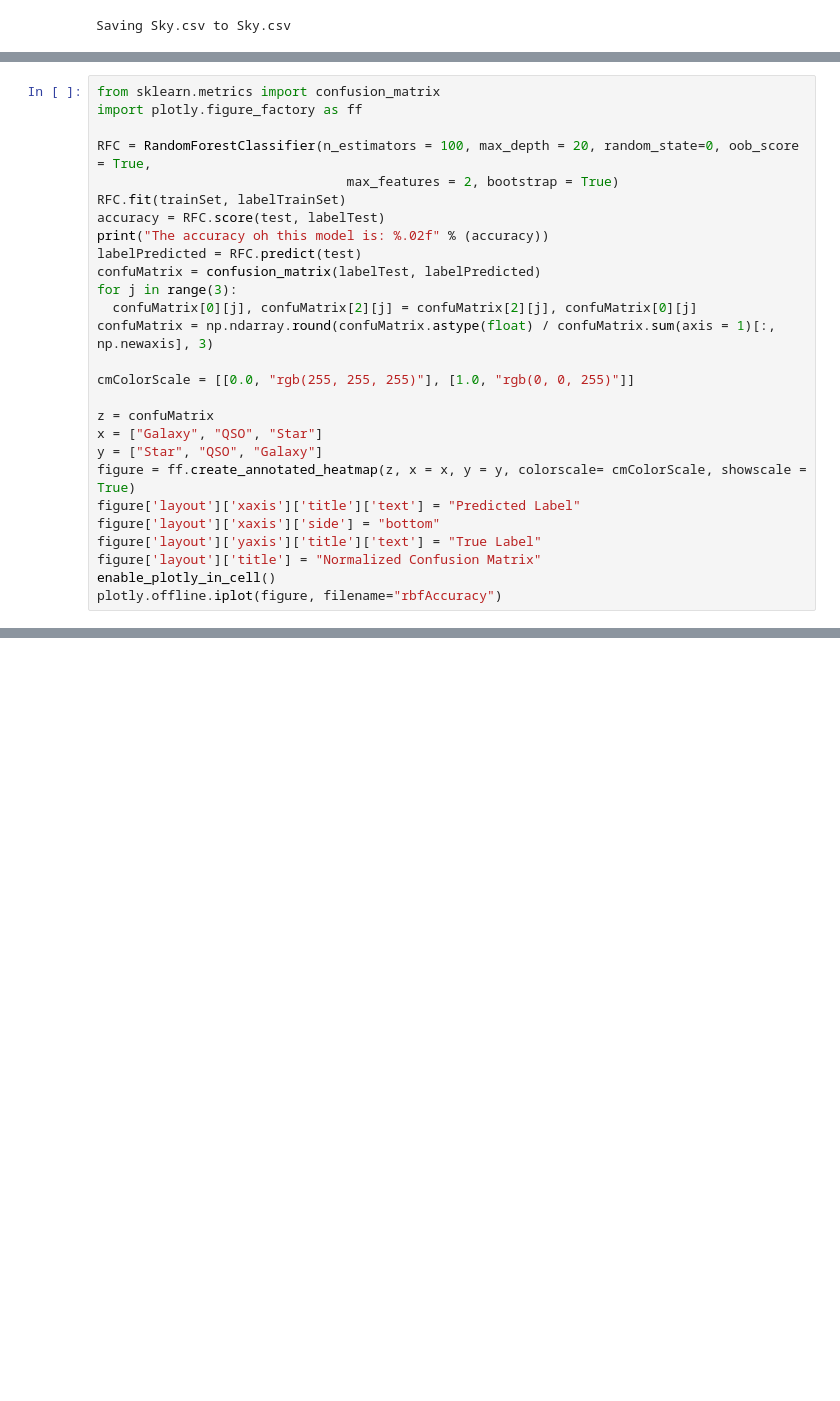
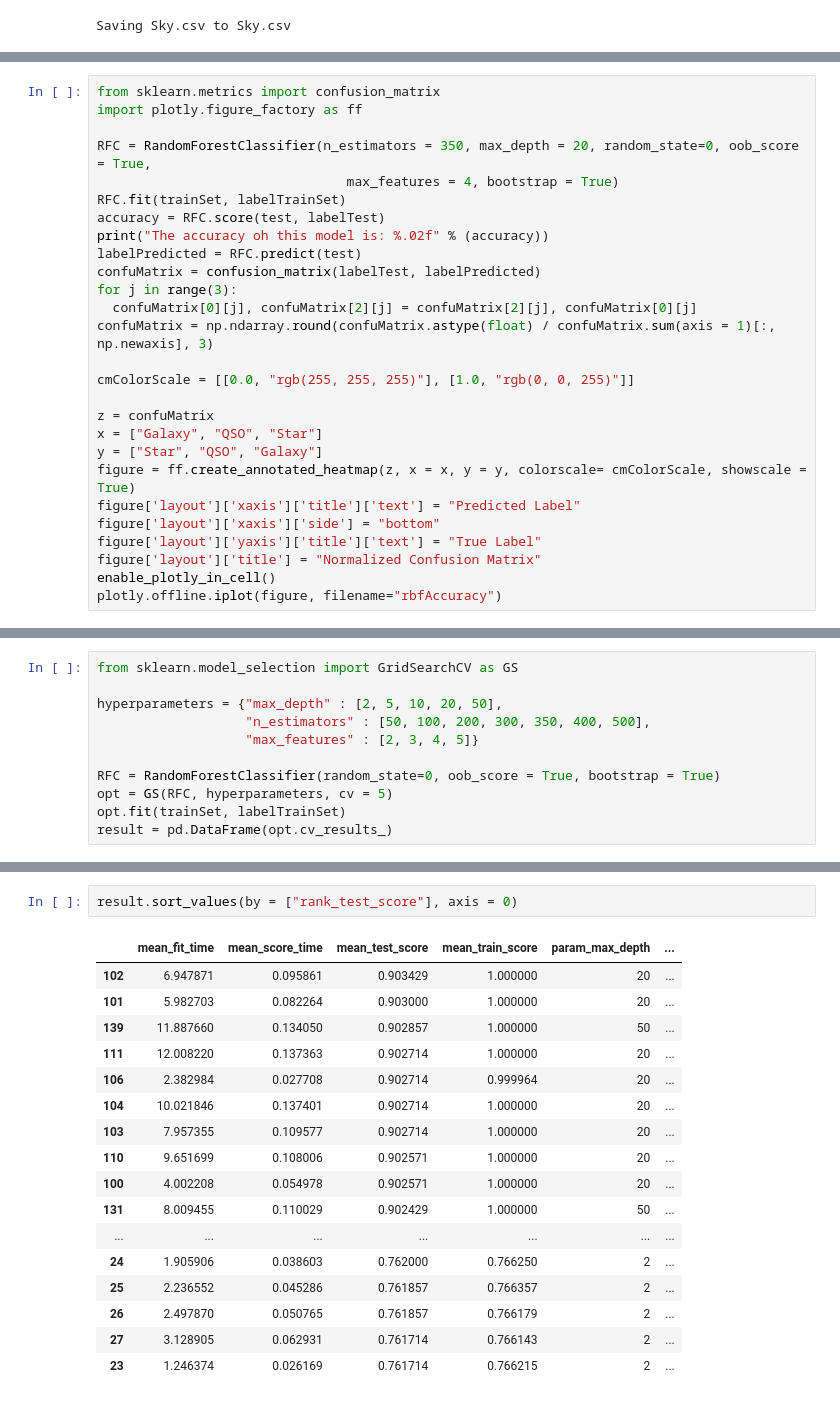
Before and after one commit to MattiaPOLI/DR14, a Jupyter notebook: RandomForest.ipynb, the cells around one changed output, grey strips where cells are left out. Saved outputs shown, nothing was run; the diff lists cells and outputs as text; blank space fills up the shorter version.

```diff
--- a/RandomForest.ipynb
+++ b/RandomForest.ipynb
@@ -158,8 +158,8 @@ plotly.offline.iplot(figure, filename="rbfAccuracy")
 from sklearn.metrics import confusion_matrix
 import plotly.figure_factory as ff
 
-RFC = RandomForestClassifier(n_estimators = 100, max_depth = 20, random_state=0, oob_score = True,
-                                max_features = 2, bootstrap = True)
+RFC = RandomForestClassifier(n_estimators = 350, max_depth = 20, random_state=0, oob_score = True,
+                                max_features = 4, bootstrap = True)
 RFC.fit(trainSet, labelTrainSet)
 accuracy = RFC.score(test, labelTest)
 print("The accuracy oh this model is: %.02f" % (accuracy))
@@ -186 +186,12 @@ The accuracy oh this model is: 0.91
 [interactive output not drawn]
+# %%
+from sklearn.model_selection import GridSearchCV as GS
+
+hyperparameters = {"max_depth" : [2, 5, 10, 20, 50],
+                   "n_estimators" : [50, 100, 200, 300, 350, 400, 500],
+                   "max_features" : [2, 3, 4, 5]}
+
+RFC = RandomForestClassifier(random_state=0, oob_score = True, bootstrap = True)
+opt = GS(RFC, hyperparameters, cv = 5)
+opt.fit(trainSet, labelTrainSet)
+result = pd.DataFrame(opt.cv_results_)
@@ -186,0 +219,20 @@ The accuracy oh this model is: 0.91
+# %%
+result.sort_values(by = ["rank_test_score"], axis = 0)
+# %% [output]
+|  | mean_fit_time | mean_score_time | mean_test_score | mean_train_score | param_max_depth | ... |
+| 102 | 6.947871 | 0.095861 | 0.903429 | 1.000000 | 20 | ... |
+| 101 | 5.982703 | 0.082264 | 0.903000 | 1.000000 | 20 | ... |
+| 139 | 11.887660 | 0.134050 | 0.902857 | 1.000000 | 50 | ... |
+| 111 | 12.008220 | 0.137363 | 0.902714 | 1.000000 | 20 | ... |
+| 106 | 2.382984 | 0.027708 | 0.902714 | 0.999964 | 20 | ... |
+| 104 | 10.021846 | 0.137401 | 0.902714 | 1.000000 | 20 | ... |
+| 103 | 7.957355 | 0.109577 | 0.902714 | 1.000000 | 20 | ... |
+| 110 | 9.651699 | 0.108006 | 0.902571 | 1.000000 | 20 | ... |
+| 100 | 4.002208 | 0.054978 | 0.902571 | 1.000000 | 20 | ... |
+| 131 | 8.009455 | 0.110029 | 0.902429 | 1.000000 | 50 | ... |
+| ... | ... | ... | ... | ... | ... | ... |
+| 24 | 1.905906 | 0.038603 | 0.762000 | 0.766250 | 2 | ... |
+| 25 | 2.236552 | 0.045286 | 0.761857 | 0.766357 | 2 | ... |
+| 26 | 2.497870 | 0.050765 | 0.761857 | 0.766179 | 2 | ... |
+| 27 | 3.128905 | 0.062931 | 0.761714 | 0.766143 | 2 | ... |
+| 23 | 1.246374 | 0.026169 | 0.761714 | 0.766215 | 2 | ... |
```
Also changed, not shown: parts of 7 cells of this notebook.
